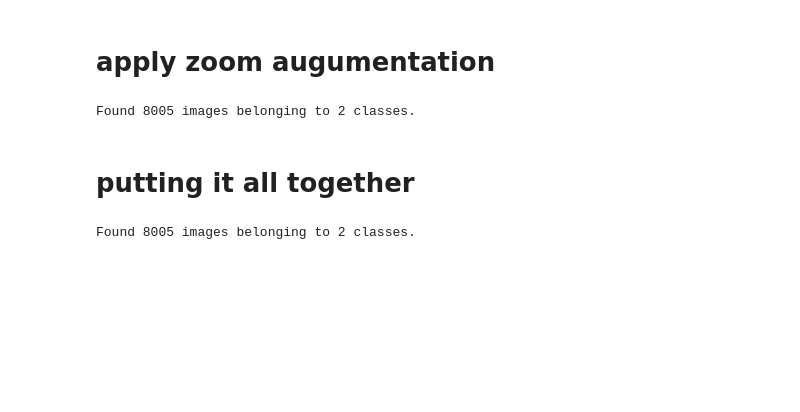
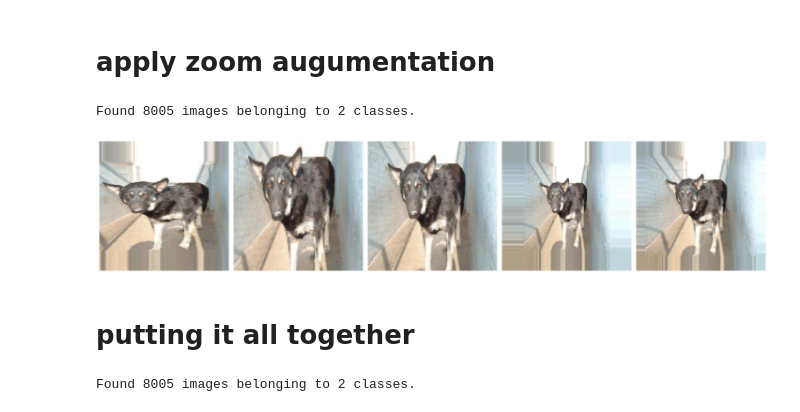
Before and after one commit to elishatofunmi/Medium-Intelligence, a Jupyter notebook: Data Augumentation with Tensorflow/Dog_vs_Cat_classification_using_tensorflow.ipynb, the cells around one changed output. Saved outputs shown, nothing was run; the diff lists cells and outputs as text; code cells hidden in the pictures; blank space fills up the shorter version.

```diff
--- a/Data Augumentation with Tensorflow/Dog_vs_Cat_classification_using_tensorflow.ipynb
+++ b/Data Augumentation with Tensorflow/Dog_vs_Cat_classification_using_tensorflow.ipynb
@@ -434,6 +431,10 @@ train_data_gen = image_gen.flow_from_directory(batch_size=batch_size,
 augmented_images = [train_data_gen[0][0][0] for i in range(5)]
 # %% [output]
 Found 8005 images belonging to 2 classes.
+# %%
+plotImages(augmented_images)
+# %% [output]
+[figure, added]
 # %% [markdown]
 # putting it all together
 # %%
```
Also changed, not shown: parts of 11 cells of this notebook.
